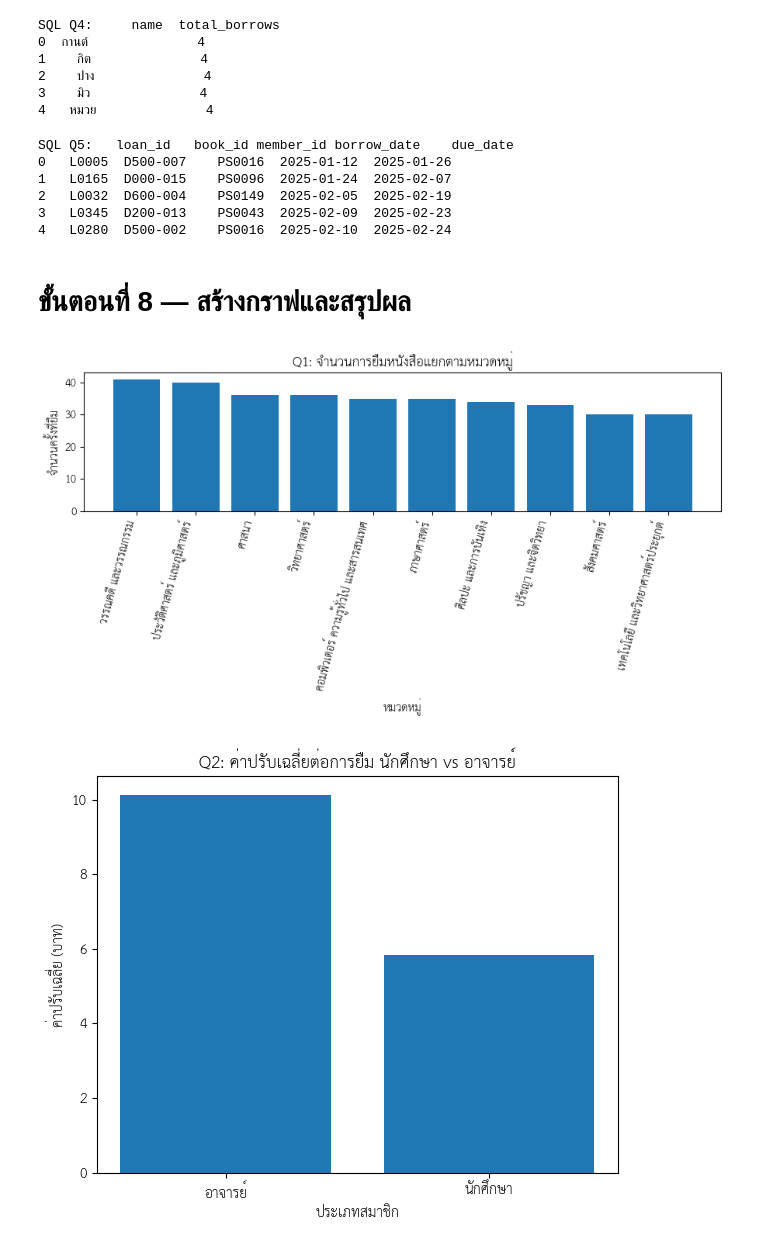
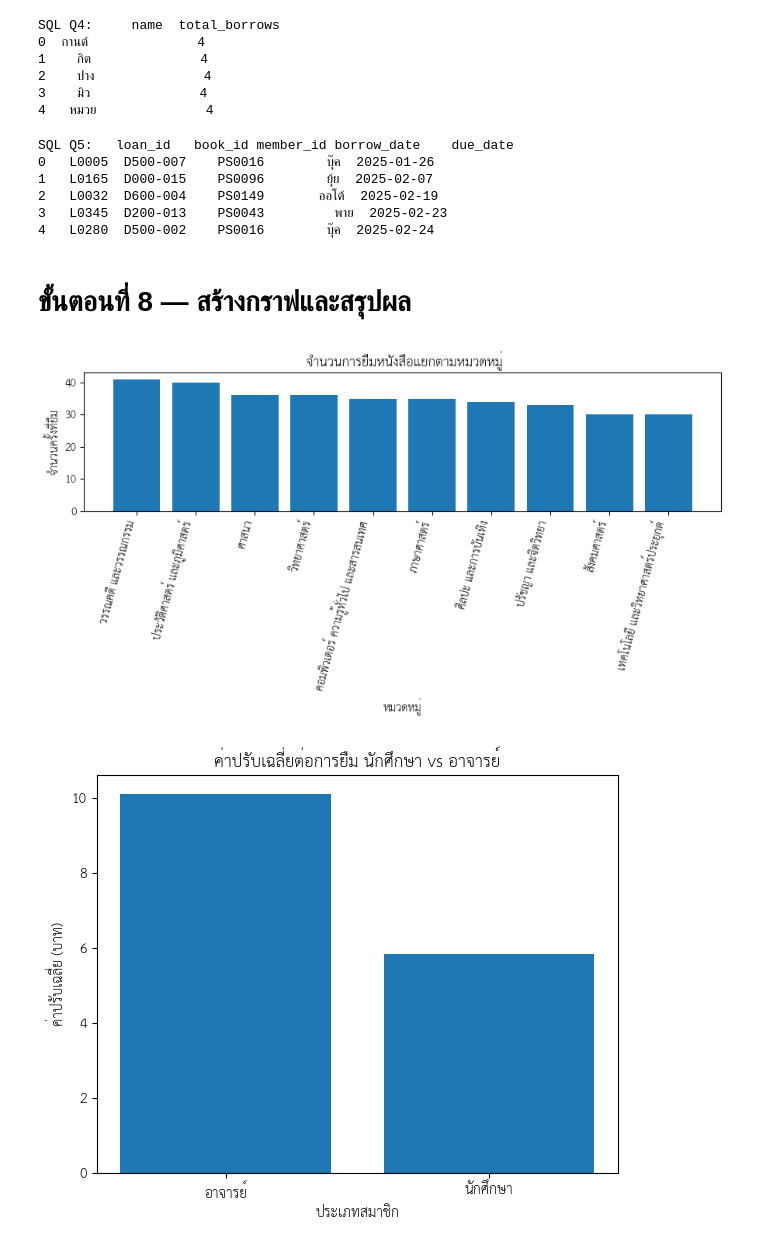
Before and after one commit to panaddatappoomee/food-selection-data-science, a Jupyter notebook: Project_Library_Group2.ipynb, the cells around one changed output. Cells and saved outputs as stored; diff of their text form; code cells hidden in the pictures.

```diff
--- a/Project_Library_Group2.ipynb
+++ b/Project_Library_Group2.ipynb
@@ -687,7 +696,7 @@ SQL Q4:     name  total_borrows
 # %%
 # Q5: รายการที่ยังไม่คืน
 q5 = pd.read_sql_query("""
-    SELECT loan_id, book_id, member_id, borrow_date, due_date
+    SELECT loan_id, book_id, member_id, member_name borrow_date, due_date
     FROM loans
     WHERE return_date IS NULL
     ORDER BY due_date ASC;
@@ -695,11 +704,11 @@ q5 = pd.read_sql_query("""
 print("SQL Q5:", q5.head())
 # %% [output]
 SQL Q5:   loan_id   book_id member_id borrow_date    due_date
-0   L0005  D500-007    PS0016  2025-01-12  2025-01-26
-1   L0165  D000-015    PS0096  2025-01-24  2025-02-07
-2   L0032  D600-004    PS0149  2025-02-05  2025-02-19
-3   L0345  D200-013    PS0043  2025-02-09  2025-02-23
-4   L0280  D500-002    PS0016  2025-02-10  2025-02-24
+0   L0005  D500-007    PS0016        บุ๊ค  2025-01-26
+1   L0165  D000-015    PS0096        ยุ้ย  2025-02-07
+2   L0032  D600-004    PS0149       ออโต้  2025-02-19
+3   L0345  D200-013    PS0043         พาย  2025-02-23
+4   L0280  D500-002    PS0016        บุ๊ค  2025-02-24
 # %% [markdown]
 # ขั้นตอนที่ 8 — สร้างกราฟและสรุปผล
 # %%
@@ -714,7 +723,7 @@ plt.bar(
     category_summary["total_loans"]
 )
 
-plt.title("Q1: จำนวนการยืมหนังสือแยกตามหมวดหมู่")
+plt.title(" จำนวนการยืมหนังสือแยกตามหมวดหมู่")
 plt.xlabel("หมวดหมู่")
 plt.ylabel("จำนวนครั้งที่ยืม")
 
@@ -735,7 +744,7 @@ plt.bar(
     member_type_summary["avg_late_fee"]
 )
 
-plt.title("Q2: ค่าปรับเฉลี่ยต่อการยืม นักศึกษา vs อาจารย์")
+plt.title("ค่าปรับเฉลี่ยต่อการยืม นักศึกษา vs อาจารย์")
 plt.xlabel("ประเภทสมาชิก")
 plt.ylabel("ค่าปรับเฉลี่ย (บาท)")
 
@@ -755,7 +764,7 @@ plt.barh(
     top10_late["late_fee"]
 )
 
-plt.title("Q3: 10 อันดับรายการที่คืนช้าค่าปรับสูงสุด")
+plt.title(" 10 อันดับรายการที่คืนช้าค่าปรับสูงสุด")
 plt.xlabel("ค่าปรับ (บาท)")
 plt.ylabel("รหัสรายการยืม (loan_id)")
 
@@ -792,32 +801,32 @@ plt.show()
 
 
 #กราฟที่ 5 (Q5) — จำนวนรายการที่ยังไม่คืน แยกตามหมวดหมู่
 not_returned_by_category = df_merged[
     df_merged["return_date"].isnull()
 ].groupby("category_name").agg(
     total_not_returned=("loan_id", "count")
 ).reset_index().sort_values(
     ["total_not_returned", "category_name"], ascending=[False, True]
 )
 
 plt.figure(figsize=(9, 5))
 
 plt.bar(
     not_returned_by_category["category_name"],
     not_returned_by_category["total_not_returned"]
 )
 
 plt.title(" จำนวนรายการที่ยังไม่คืน แยกตามหมวดหมู่")
 plt.xlabel("หมวดหมู่")
 plt.ylabel("จำนวนรายการที่ยังไม่คืน")
 
 plt.xticks(
     rotation=75,
     ha="right"
 )
 
 plt.tight_layout()
 plt.show()
 # %% [output]
-[figure, old version]
+[figure, new version]
-[figure, old version]
+[figure, new version]
```
Also changed, not shown: parts of 11 cells of this notebook.
